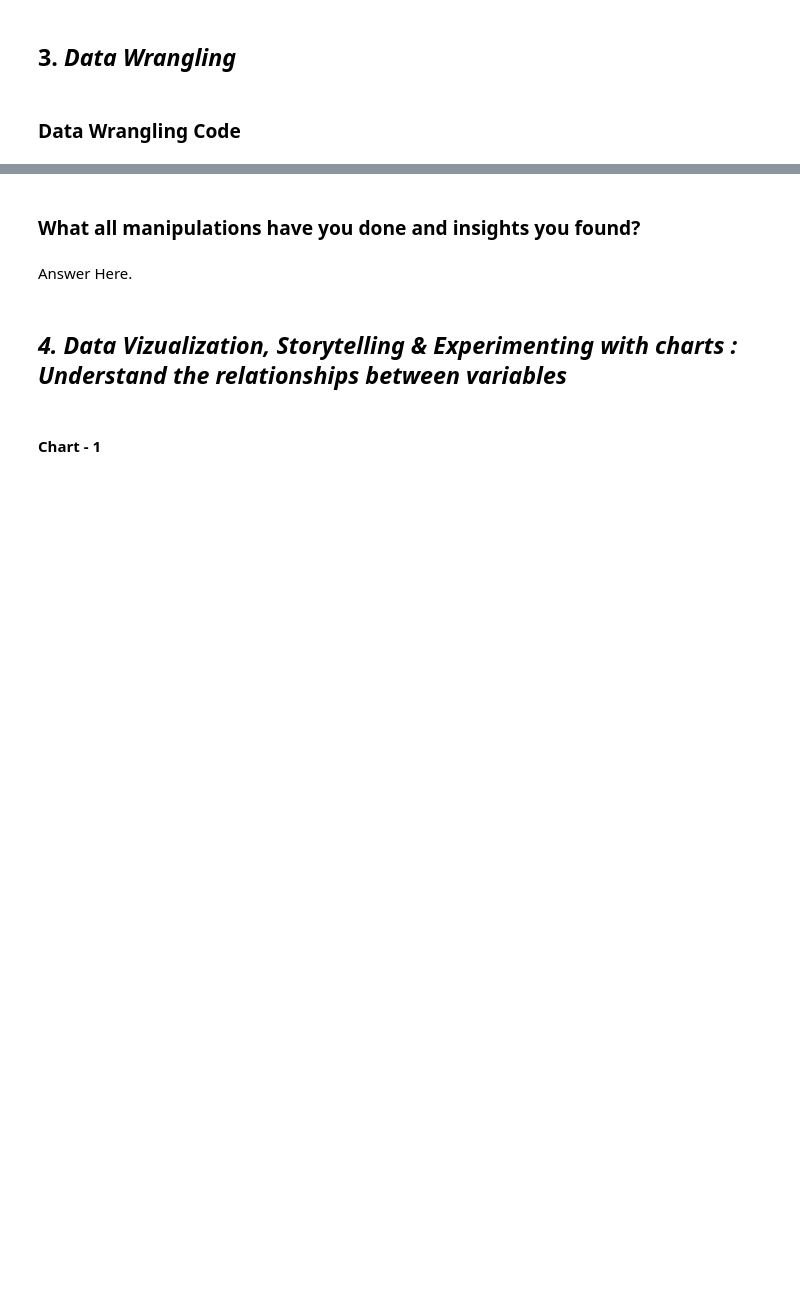
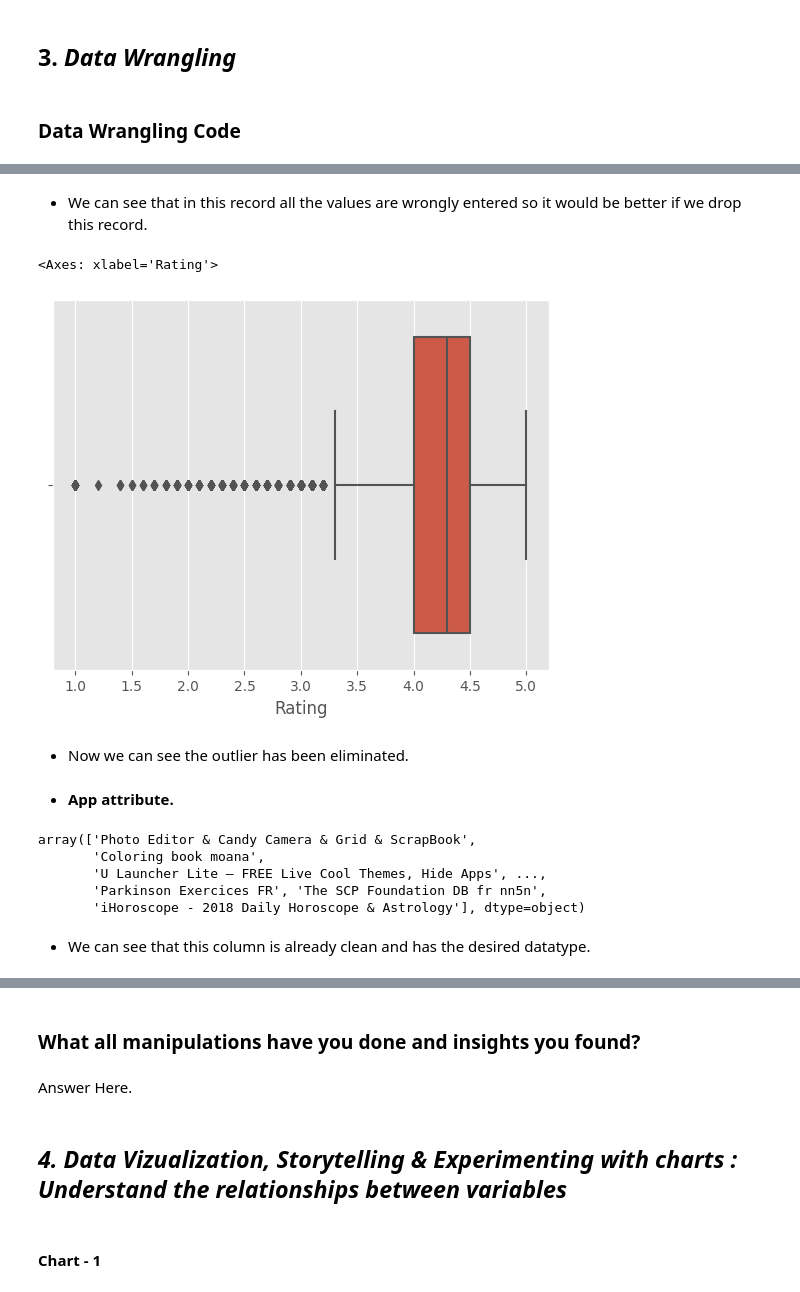
Before and after one commit to Abhinavyadav12827/Play-store-app-review-Exploratary-Data-Analysis, a Jupyter notebook: Abhinav_EDA_Notebook.ipynb, the cells around one changed output, grey strips where cells are left out. Drawn from its saved outputs; the diff is of its cells as text; code cells hidden in the pictures; blank space fills up the shorter version.

```diff
--- a/Abhinav_EDA_Notebook.ipynb
+++ b/Abhinav_EDA_Notebook.ipynb
@@ -478,0 +638,24 @@ array(['Photo Editor & Candy Camera & Grid & ScrapBook',
+# %% [markdown]
+* We can see that in this record all the values are wrongly entered so it would be better if we drop this record.
+# %%
+play_df.drop([10472],inplace=True)
+# %%
+#let's check the boxplot again.
+sns.boxplot(x='Rating',data=play_df)
+# %% [output]
+<Axes: xlabel='Rating'>
+[figure, added]
+# %% [markdown]
+* Now we can see the outlier has been eliminated.
+# %% [markdown]
+* <b>App attribute.
+# %%
+play_df["App"].unique()
+# %% [output]
+array(['Photo Editor & Candy Camera & Grid & ScrapBook',
+       'Coloring book moana',
+       'U Launcher Lite – FREE Live Cool Themes, Hide Apps', ...,
+       'Parkinson Exercices FR', 'The SCP Foundation DB fr nn5n',
+       'iHoroscope - 2018 Daily Horoscope & Astrology'], dtype=object)
+# %% [markdown]
+* We can see that this column is already clean and has the desired datatype.
```
Also changed, not shown: parts of 23 cells of this notebook.
